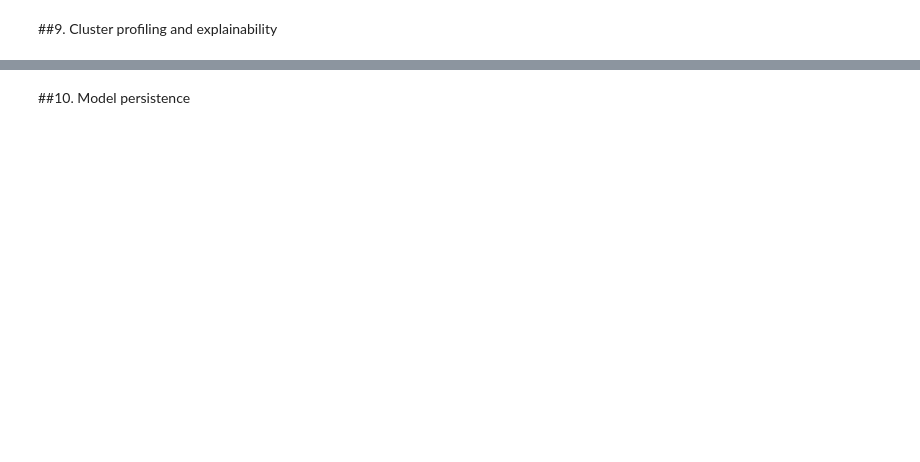
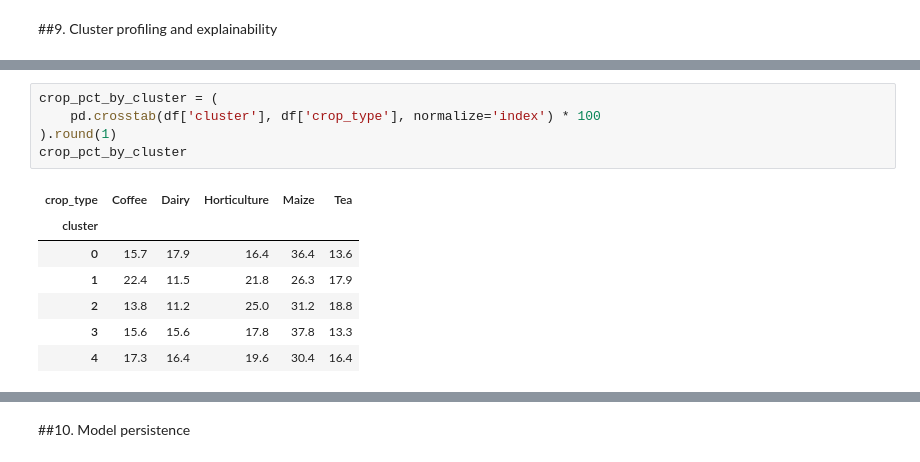
Before and after one commit to tanuiivy/bbt4106-202604-D4-clustering, a Jupyter notebook: lab_submission/bbt4106_202604_D4_clustering.ipynb, the cells around one changed output, grey strips where cells are left out. Saved outputs shown, nothing was run; the diff lists cells and outputs as text; blank space fills up the shorter version.

```diff
--- a/lab_submission/bbt4106_202604_D4_clustering.ipynb
+++ b/lab_submission/bbt4106_202604_D4_clustering.ipynb
@@ -735,0 +653,13 @@ random initialization or preprocessing choice.
+# %%
+crop_pct_by_cluster = (
+    pd.crosstab(df['cluster'], df['crop_type'], normalize='index') * 100
+).round(1)
+crop_pct_by_cluster
+# %% [output]
+| crop_type | Coffee | Dairy | Horticulture | Maize | Tea |
+| cluster |  |  |  |  |  |
+| 0 | 15.7 | 17.9 | 16.4 | 36.4 | 13.6 |
+| 1 | 22.4 | 11.5 | 21.8 | 26.3 | 17.9 |
+| 2 | 13.8 | 11.2 | 25.0 | 31.2 | 18.8 |
+| 3 | 15.6 | 15.6 | 17.8 | 37.8 | 13.3 |
+| 4 | 17.3 | 16.4 | 19.6 | 30.4 | 16.4 |
```
Also changed, not shown: parts of 27 cells of this notebook.
